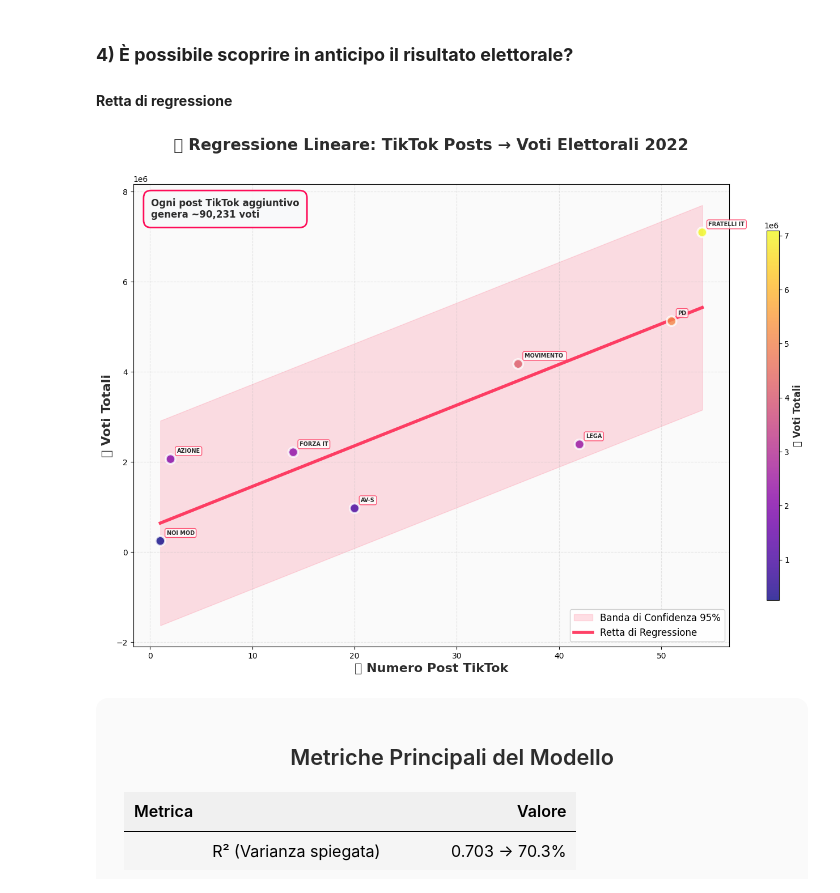
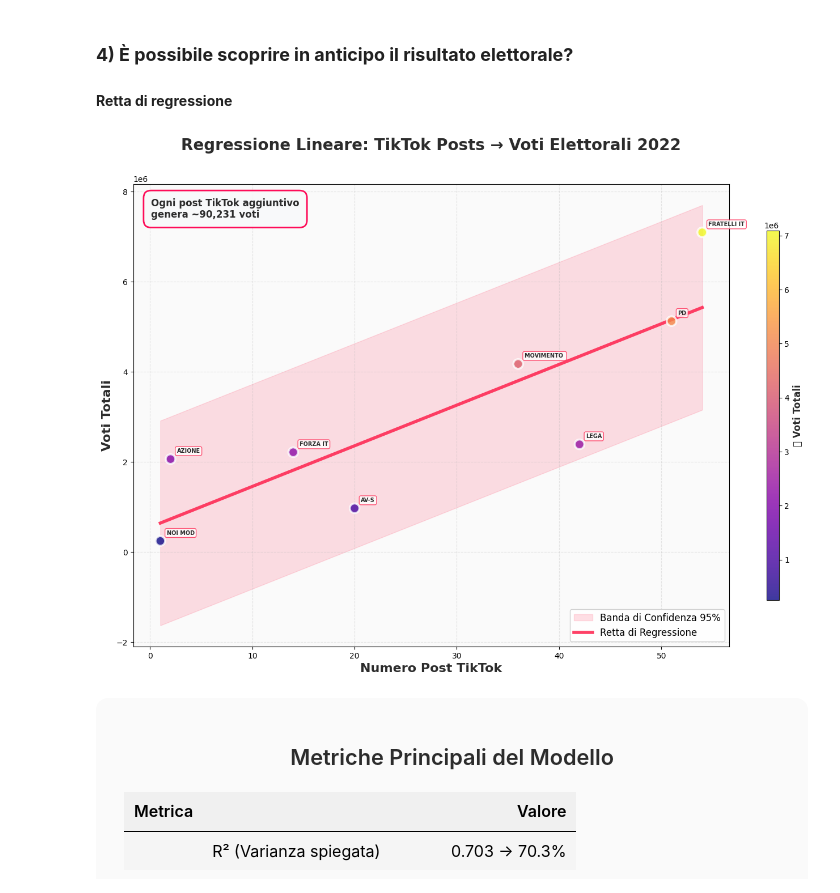
Before and after one commit to lilSultano/analisi-engagement-tiktok-elezioni-2022, a Jupyter notebook: finale.ipynb, the cells around one changed output. Drawn from its saved outputs; the diff is of its cells as text; code cells hidden in the pictures.

```diff
--- a/finale.ipynb
+++ b/finale.ipynb
@@ -634,11 +632,11 @@ for _, row in valid_data.iterrows():
                zorder=4)
 
 # Styling elegante
-ax.set_xlabel('📱 Numero Post TikTok', fontweight='bold', fontsize=16, color=COLORS['dark'])
-ax.set_ylabel('🗳️ Voti Totali', fontweight='bold', fontsize=16, color=COLORS['dark'])
+ax.set_xlabel('Numero Post TikTok', fontweight='bold', fontsize=16, color=COLORS['dark'])
+ax.set_ylabel('Voti Totali', fontweight='bold', fontsize=16, color=COLORS['dark'])
 
 # Titolo con statistiche
-title = f'📊 Regressione Lineare: TikTok Posts → Voti Elettorali 2022\n'
+title = f'Regressione Lineare: TikTok Posts → Voti Elettorali 2022\n'
 ax.set_title(title, fontsize=20, fontweight='bold', color=COLORS['dark'], pad=20)
 
 # Grid elegante
@@ -647,34 +645,34 @@ ax.set_facecolor('#FAFAFA')
 
 # Equazione matematica stilizzata
 textstr = f'Ogni post TikTok aggiuntivo\ngenera ~{model.coef_[0]:,.0f} voti'
 
 props = dict(boxstyle='round,pad=0.8',
              facecolor=COLORS['light'],
              edgecolor=COLORS['primary'],
              linewidth=2,
              alpha=0.95)
 
 ax.text(0.03, 0.97, textstr, transform=ax.transAxes,
         fontsize=12, fontweight='bold',
         verticalalignment='top',
         bbox=props,
         color=COLORS['dark'])
 
 # Colorbar elegante
 cbar = plt.colorbar(scatter, ax=ax, shrink=0.8, aspect=30)
 cbar.set_label('🗳️ Voti Totali', fontweight='bold', fontsize=12, color=COLORS['dark'])
 cbar.ax.tick_params(labelsize=10)
 
 # Legenda
 ax.legend(loc='lower right', fontsize=12, framealpha=0.9)
 
 # Layout finale
 plt.tight_layout()
 plt.subplots_adjust(top=0.88)
 
 plt.show()
 # %% [output]
-[figure, old version]
+[figure, new version]
 # %% [markdown]
 <div style="display: flex; gap: 30px; justify-content: center; flex-wrap: wrap; align-items: flex-start; font-family: Arial, sans-serif; color: #000; max-width: 1100px; margin: 40px auto;">
 
```
Also changed, not shown: parts of 10 cells of this notebook, 1 other file.
